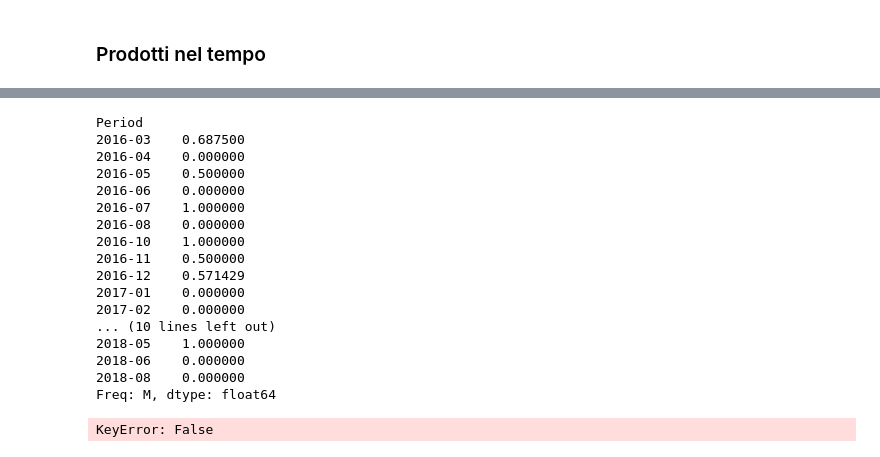
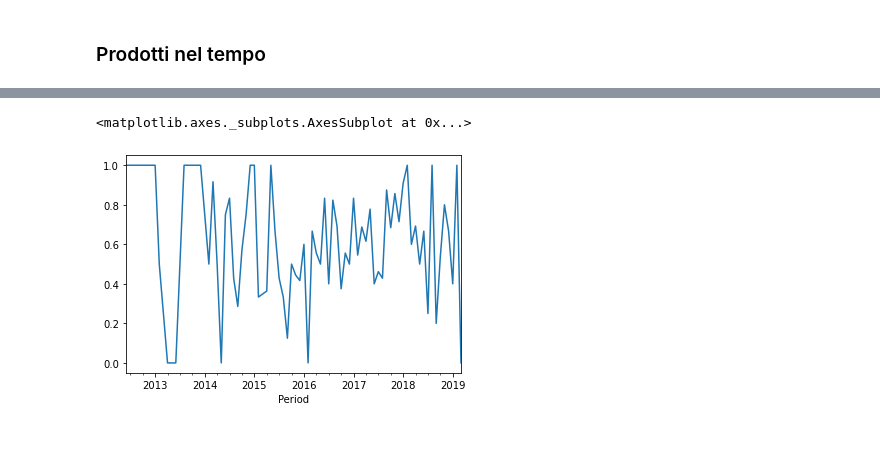
Before and after one commit to rpo19/DataAnalyticsProject, a Jupyter notebook: src/ML.ipynb, the cells around one changed output, grey strips where cells are left out. Saved outputs shown, nothing was run; the diff lists cells and outputs as text; code cells hidden in the pictures.

Commit message:
added temporal graphs

```diff
--- a/src/ML.ipynb
+++ b/src/ML.ipynb
@@ -426,11 +295,11 @@ array(['positive'], dtype=object)
 # %%
-import pickle
-with open('model.bin', 'wb') as f:
+
+with open('../model/model.bin', 'wb') as f:
     pickle.dump(model, f, pickle.HIGHEST_PROTOCOL)
 #s = pickle.dumps(model)
 # %%
-with open('model.bin', 'rb') as f:
+with open('../model/model.bin', 'rb') as f:
     # The protocol version used is detected automatically, so we do not
     # have to specify it.
-    data = pickle.load(f)
+    model = pickle.load(f)
 # %%
@@ -490,5 +324,4 @@ dataReviews_neutre["polarity"].value_counts().plot(kind="bar")
 # %% [markdown]
 ### Prodotti nel tempo
 # %%
-prod = "B00DDPI5NS"
-dataReviews_prodotto = pd.read_csv("../data/dati_ridotti.csv", sep=",", index_col=0)[dataReviews["product"]  == prod]
+dataReviews = pd.read_csv("../data/dati_ridotti.csv", sep=",", index_col=0)
@@ -517,0 +344,10 @@ datetime.datetime(2017, 12, 14, 0, 0)
+# %%
+# GOOD EXAMPLES:
+# B01ETRGE7M bello
+# B00LPHUTOO altalena
+# B01EWQ10D8 non male
+# B0058BXHWE resegono
+# ... non ne ho piu provati di quelli del box sopra
+prod = "B0058BXHWE"
+dataReviews_prodotto = dataReviews[dataReviews["product"]  == prod]
+len(dataReviews_prodotto)
@@ -593,24 +395,5 @@ Freq: M, dtype: float64
 # %%
-dataReviews_prodotto_month
+dataReviews_prodotto_month.plot()
 # %% [output]
-Period
-2016-03    0.687500
-2016-04    0.000000
-2016-05    0.500000
-2016-06    0.000000
-2016-07    1.000000
-2016-08    0.000000
-2016-10    1.000000
-2016-11    0.500000
-2016-12    0.571429
-2017-01    0.000000
-2017-02    0.000000
-... (10 lines left out)
-2018-05    1.000000
-2018-06    0.000000
-2018-08    0.000000
-Freq: M, dtype: float64
+<matplotlib.axes._subplots.AxesSubplot at 0x...>
+[figure, added]
-# %%
-dataReviews_prodotto.loc[str(dataReviews_prodotto["date"])=="2016-05"]
-# %% [output]
-KeyError: False
```
Also changed, not shown: parts of 46 cells of this notebook.
